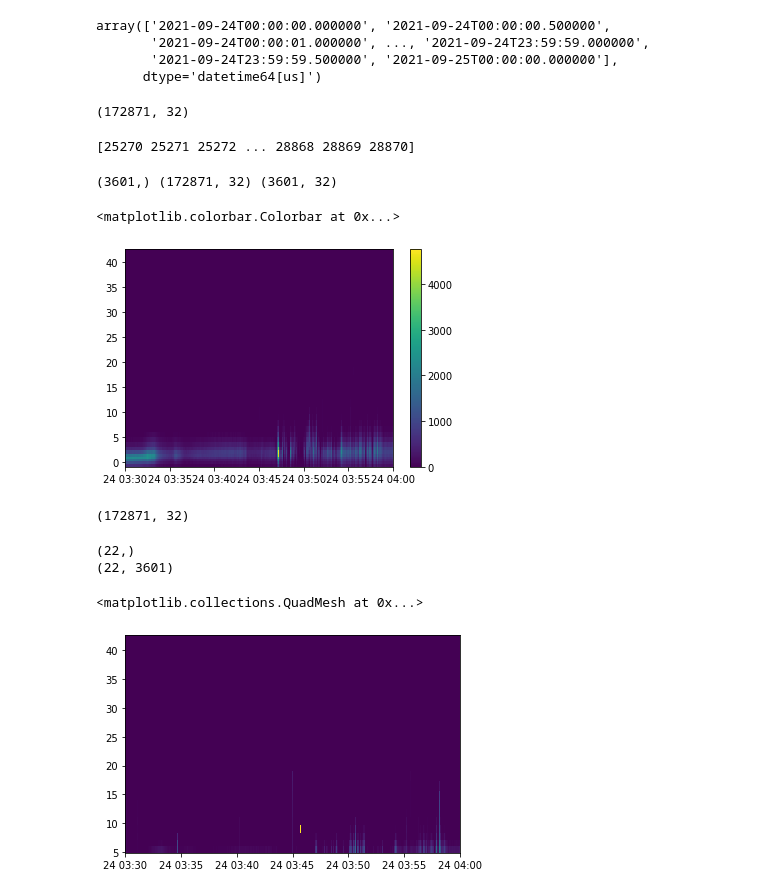
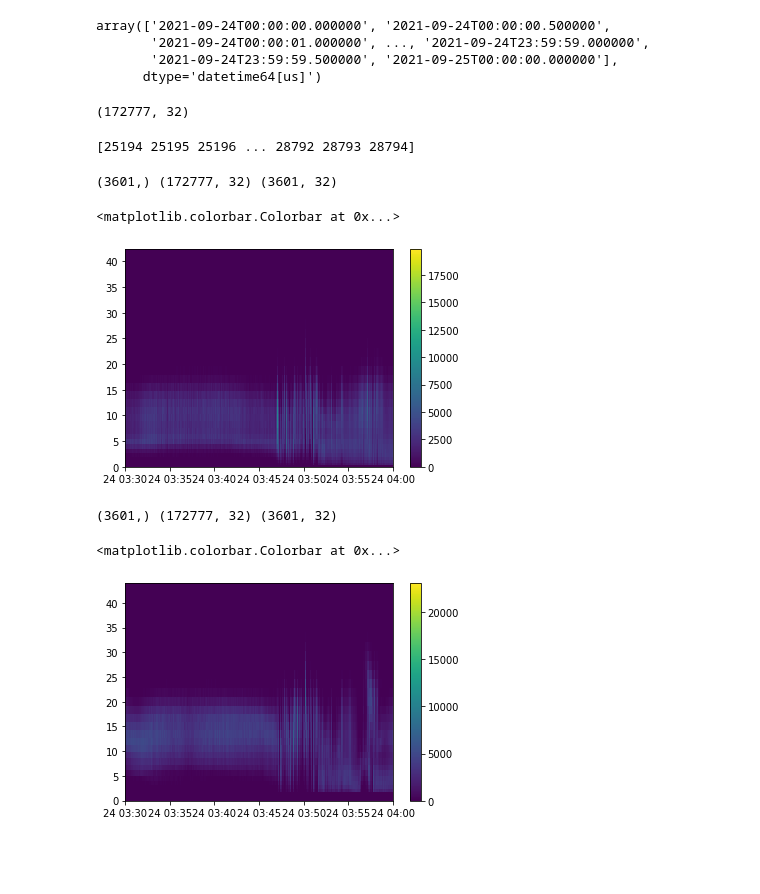
Before and after one commit to CassandraAuri/Physics_Work, a Jupyter notebook: tracisEvent1.ipynb, the cells around one changed output. Drawn from its saved outputs; the diff is of its cells as text; code cells hidden in the pictures; blank space fills up the shorter version.

```diff
--- a/tracisEvent1.ipynb
+++ b/tracisEvent1.ipynb
@@ -15,7 +15,7 @@ set_token(
 Token saved for https://vires.services/ows
 # %%
 # Replace 'your_file.cdf' with the path to your CDF file
-#cdf_file_path = r'C:\Users\1101w\Documents\GitHub\Physics_Work\tracisfolder\SW_OPER_EFICTISH1B_20210924T000000_20210924T235959_0201.cdf'
+cdf_file_path = 'tracisfolder\SW_OPER_EFIATISH1B_20210924T000000_20210924T235959_0201.cdf'
 # %%
 # Open the CDF file
 cdf_data = cdflib.CDF(cdf_file_path)
@@ -35,6 +35,7 @@ timestamp_data = cdf_data.varget('Timestamp')
 readable_date = cdflib.cdfepoch.to_datetime(timestamp_data)
 Spec_H = cdf_data.varget('Column_sum_spectrum_H')
 Erg_V = cdf_data.varget('Column_sum_energies_V')
+Erg_H = cdf_data.varget('Column_sum_energies_H')
 Spec_V = cdf_data.varget('Column_sum_spectrum_V')
 # %%
 readable_date
@@ -46,7 +47,7 @@ array(['2021-09-24T00:00:00.000000', '2021-09-24T00:00:00.500000',
 # %%
 print(np.shape(Spec_H))
 # %% [output]
-(172871, 32)
+(172777, 32)
 # %%
 import matplotlib.pyplot as plt
 # %%
@@ -59,15 +60,15 @@ def find_closest_index(datetime_list, target_datetime):
     return np.argmin(time_deltas)
 
 # Find the closest indices
-closest_index_1 = find_closest_index(readable_dates, given_datetime_1)
-closest_index_2 = find_closest_index(readable_dates, given_datetime_2)
+closest_index_1 = find_closest_index(readable_dates, given_datetime_1_long)
+closest_index_2 = find_closest_index(readable_dates, given_datetime_2_long)
 
 start_index = min(closest_index_1, closest_index_2)
 end_index = max(closest_index_1, closest_index_2)
 indices_range = np.arange(start_index, end_index + 1)
 print(indices_range)
 # %% [output]
-[25270 25271 25272 ... 28868 28869 28870]
+[25194 25195 25196 ... 28792 28793 28794]
 # %%
 readable_dates = np.array(readable_dates)[indices_range]
 # %%
@@ -75,21 +76,14 @@ print(np.shape(readable_dates), np.shape(Erg_V), np.shape(Spec_H[indices_range])
 plt.pcolormesh(readable_dates, Erg_V[start_index, :], Spec_V[indices_range].T)
 plt.colorbar()
 # %% [output]
-(3601,) (172871, 32) (3601, 32)
+(3601,) (172777, 32) (3601, 32)
 <matplotlib.colorbar.Colorbar at 0x...>
-[figure, old version]
+[figure, new version]
-# %%
-positions_above_5 = np.where(Erg_V[start_index, :] > 5)[0]
-positions_below_5 = np.where(Erg_V[start_index, :] < 4)[0]
-print(np.shape(Spec_V))
-# %% [output]
-(172871, 32)
 # %%
-print(np.shape(Erg_V[start_index, positions_above_5]))
-print(np.shape(Spec_V[indices_range].T[positions_above_5]))
-plt.pcolormesh(readable_dates, Erg_V[start_index, positions_above_5], Spec_V[indices_range].T[positions_above_5])
+print(np.shape(readable_dates), np.shape(Erg_V), np.shape(Spec_H[indices_range]))
+plt.pcolormesh(readable_dates, Erg_H[start_index, :], Spec_H[indices_range].T)
+plt.colorbar()
 # %% [output]
-(22,)
-(22, 3601)
+(3601,) (172777, 32) (3601, 32)
-<matplotlib.collections.QuadMesh at 0x...>
+<matplotlib.colorbar.Colorbar at 0x...>
-[figure, old version]
+[figure, new version]
```
Also changed, not shown: parts of 19 cells of this notebook, 3 other files.
